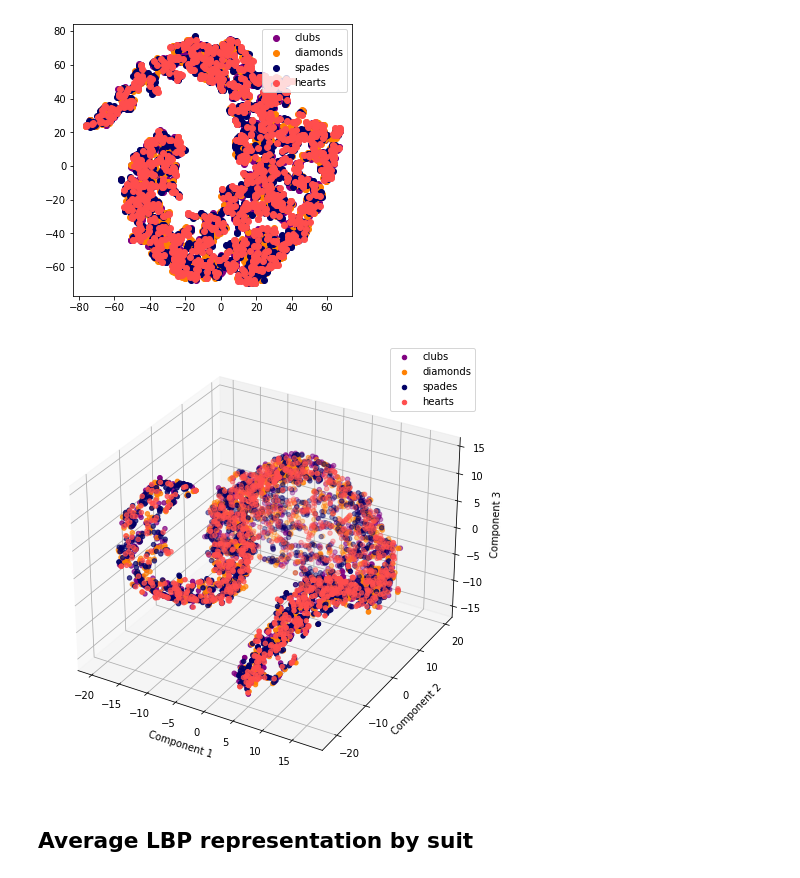
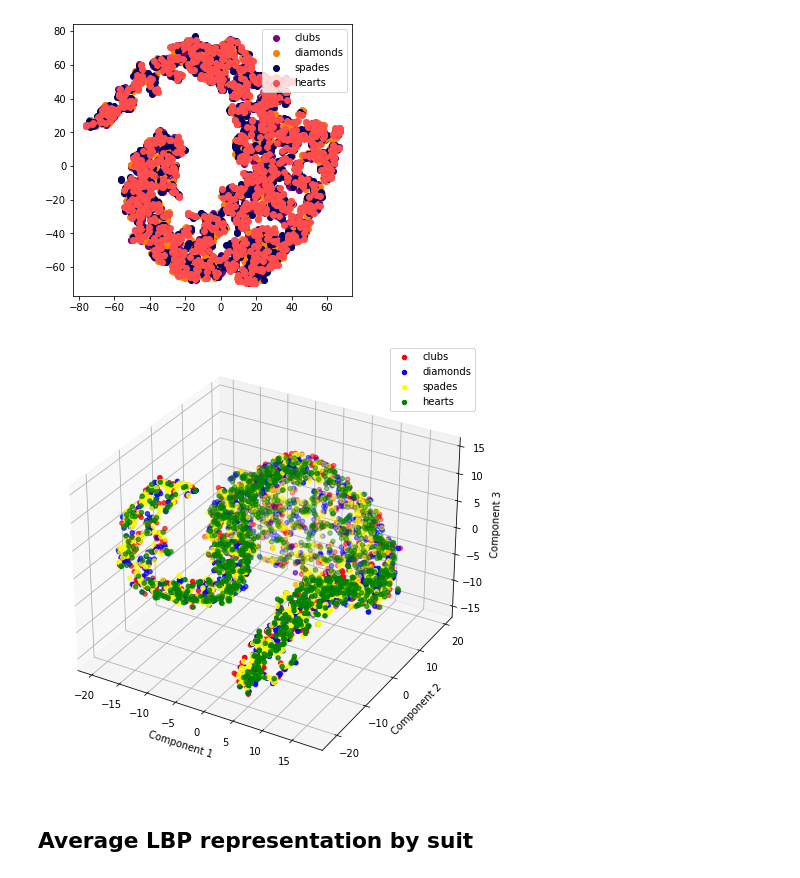
Before and after one commit to DianaLNguyen/ucb_mids_w281_project, a Jupyter notebook: feature_LBP.ipynb, the cells around one changed output. Saved outputs shown, nothing was run; the diff lists cells and outputs as text; code cells hidden in the pictures.

```diff
--- a/feature_LBP.ipynb
+++ b/feature_LBP.ipynb
@@ -24,3 +24,25 @@ from sklearn.metrics import accuracy_score
 from sklearn.decomposition import PCA
 from sklearn.preprocessing import StandardScaler
 from sklearn.manifold import TSNE
+# %%
+# Load the image paths and labels from the DataFrame
+df = pd.read_csv('Dataset/cards.csv')
+
+# For column names that contain space, replace the space with an underscore
+df.columns = [c.replace(' ', '_') for c in df.columns]
+
+# Add suits column
+df['suit'] = df['labels'].str.split().str[-1]
+
+# Remove rows with jokers
+df = df[~df['suit'].str.contains('joker', case=False)]
+
+# Remove unwanted columns
+df = df.drop(columns = ['data_set'])
+df = df.drop(columns = ['class_index'])
+df = df.drop(columns = ['labels'])
+df = df.drop(columns = ['card_type'])
+
+# Add folder name to the filepath
+df['filepaths'] = df['filepaths'].apply(lambda x: 'Dataset/' + x)
+df.head()
@@ -216,35 +245,35 @@ plt.legend()
 # %%
 tsne = TSNE(n_components=3, random_state=1)
 X = tsne.fit_transform(images_lbp)
 y = ['clubs', 'diamonds', 'spades', 'hearts']
 
 fig = plt.figure(figsize=(8, 8))
 ax = fig.add_subplot(111, projection='3d')  # Create a 3D subplot
 
 viridis = cm.get_cmap('viridis')
 colors = np.linspace(0, 1, 4)
 for i in y:
     if i == 'hearts':
-        color = (1, 0.3, 0.3)  # Lighter red for hearts
+        color = 'green'
     elif i == 'diamonds':
-        color = (1, .5, 0)  # Slightly lighter red for diamonds
+        color = 'blue'
     elif i == 'clubs':
-        color = (0.5, 0, 0.5)  # lighter gray for clubs
+        color = 'red'
     else:
-        color = (0, 0, 0.4)  # Slightly darker black for spades
+        color = 'yellow'
 
     ax.scatter(X[train_df.suit == i, 0],
                X[train_df.suit == i, 1],
                X[train_df.suit == i, 2],  # Use the third dimension for plotting
                color=color, label=i)
 
 ax.set_xlabel('Component 1')
 ax.set_ylabel('Component 2')
 ax.set_zlabel('Component 3')
 ax.legend()
 plt.show()
 # %% [output]
-[figure, old version]
+[figure, new version]
 # %% [markdown]
 ## Average LBP representation by suit
 # %%
```
Also changed, not shown: parts of 1 cell of this notebook, 2 other files.
